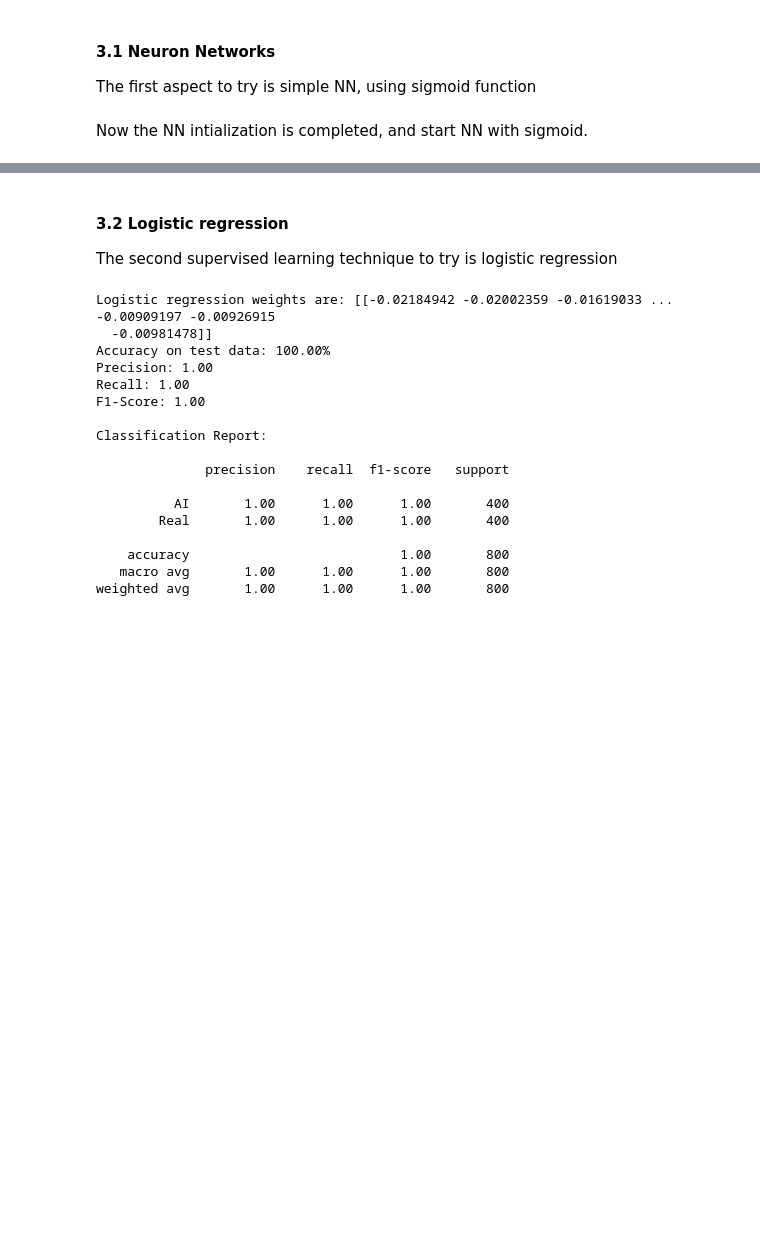
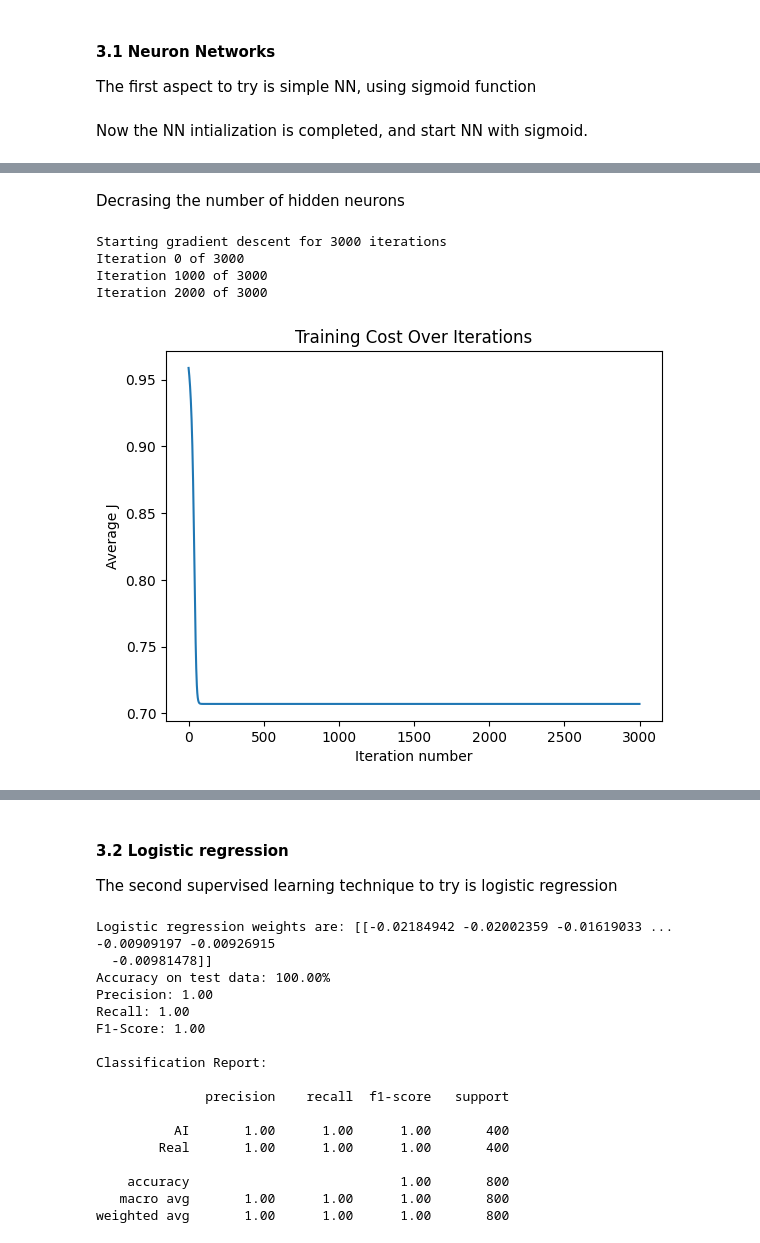
Before and after one commit to Kaiwen-Guo/AI_Face_Picture_Identifier, a Jupyter notebook: AI_Face_identifier.ipynb, the cells around one changed output, grey strips where cells are left out. Cells and saved outputs as stored; diff of their text form; code cells hidden in the pictures; blank space fills up the shorter version.

```diff
--- a/AI_Face_identifier.ipynb
+++ b/AI_Face_identifier.ipynb
@@ -454,11 +448,16 @@ def predict_y(W, b, X, n_layers):
 # %%
-import matplotlib.pyplot as plt
 nn_structure = [128 * 128, 10,  2]
-W, b, avg_cost_func = train_nn(nn_structure, X_train_flat, y_v_train, iter_num=5000)
+if os.path.exists('weights_10.npy') and os.path.exists('biases_10.npy'):
+    W = np.load('weights_10.npy', allow_pickle=True).item()
+    b = np.load('biases_10.npy', allow_pickle=True).item()
+else:
+    W, b, avg_cost_func = train_nn(nn_structure, X_train_flat, y_v_train, iter_num=3000)
+    np.save('weights_10.npy', W)
+    np.save('biases_10.npy', b)
 
-# Plot the cost function
-plt.plot(avg_cost_func)
-plt.ylabel('Average J')
-plt.xlabel('Iteration number')
-plt.title('Training Cost Over Iterations')
-plt.show()
+    # Plot the cost function
+    plt.plot(avg_cost_func)
+    plt.ylabel('Average J')
+    plt.xlabel('Iteration number')
+    plt.title('Training Cost Over Iterations')
+    plt.show()
@@ -499,0 +513,24 @@ Prediction accuracy on the test set is 50.00%
+# %% [markdown]
+Decrasing the number of hidden neurons
+# %%
+nn_structure = [128 * 128, 5,  2]
+if os.path.exists('weights_5.npy') and os.path.exists('biases_5.npy'):
+    W = np.load('weights_5.npy', allow_pickle=True).item()
+    b = np.load('biases_5.npy', allow_pickle=True).item()
+else:
+    W, b, avg_cost_func = train_nn(nn_structure, X_train_flat, y_v_train, iter_num=3000)
+    np.save('weights_5.npy', W)
+    np.save('biases_5.npy', b)
+
+    # Plot the cost function
+    plt.plot(avg_cost_func)
+    plt.ylabel('Average J')
+    plt.xlabel('Iteration number')
+    plt.title('Training Cost Over Iterations')
+    plt.show()
+# %% [output]
+Starting gradient descent for 3000 iterations
+Iteration 0 of 3000
+Iteration 1000 of 3000
+Iteration 2000 of 3000
+[figure, added]
```
Also changed, not shown: parts of 32 cells of this notebook, 22 other files.
